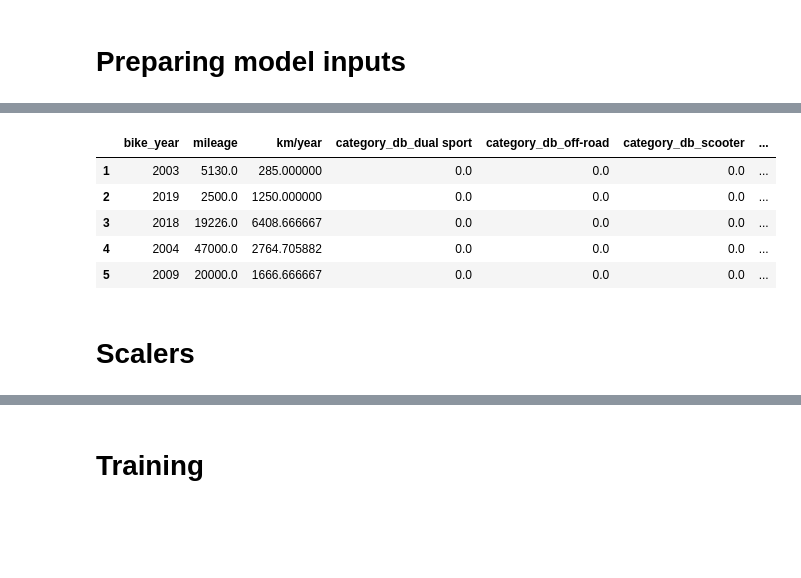
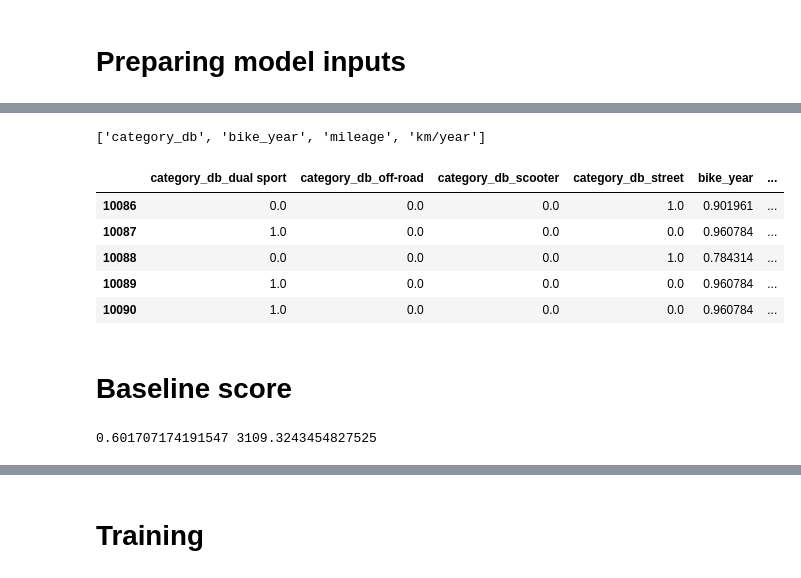
Before and after one commit to AnthonyDF/tresboncoin, a Jupyter notebook: notebooks/victor/moto_analysis_fuzzy.ipynb, the cells around one changed output, grey strips where cells are left out. Cells and saved outputs as stored; diff of their text form; code cells hidden in the pictures; blank space fills up the shorter version.

```diff
--- a/notebooks/victor/moto_analysis_fuzzy.ipynb
+++ b/notebooks/victor/moto_analysis_fuzzy.ipynb
@@ -198,2 +158,4 @@ X_train.head()
 # %%
-df = X_train.copy()
+pipe_multiclass = Pipeline([
+    ('encoder', OneHotEncoder(sparse=False))
+])
@@ -207,9 +162,25 @@ df.drop(columns=feat, inplace = True) # drop initial column
-# %%
-df.head()
-# %% [output]
-|  | bike_year | mileage | km/year | category_db_dual sport | category_db_off-road | category_db_scooter | ... |
-| 1 | 2003 | 5130.0 | 285.000000 | 0.0 | 0.0 | 0.0 | ... |
-| 2 | 2019 | 2500.0 | 1250.000000 | 0.0 | 0.0 | 0.0 | ... |
-| 3 | 2018 | 19226.0 | 6408.666667 | 0.0 | 0.0 | 0.0 | ... |
-| 4 | 2004 | 47000.0 | 2764.705882 | 0.0 | 0.0 | 0.0 | ... |
-| 5 | 2009 | 20000.0 | 1666.666667 | 0.0 | 0.0 | 0.0 | ... |
+# %%
+list(X.columns)
+# %% [output]
+['category_db', 'bike_year', 'mileage', 'km/year']
+# %%
+# applying encoder
+encoder = ColumnTransformer([
+    ('textual', pipe_multiclass, ["category_db"])
+], remainder='passthrough')
+# %%
+# full preprocessor pipeline
+preprocessor = Pipeline([("encoder", encoder),
+                         ('scaler', MinMaxScaler())])
+# %%
+output_pipe_columns = ["category_db_dual sport", "category_db_off-road", "category_db_scooter", "category_db_street", 'bike_year', 'mileage', 'km/year']
+# %%
+X_train_scaled = pd.DataFrame(preprocessor.fit_transform(X), columns=output_pipe_columns)
+X_train_scaled.tail()
+# %% [output]
+|  | category_db_dual sport | category_db_off-road | category_db_scooter | category_db_street | bike_year | ... |
+| 10086 | 0.0 | 0.0 | 0.0 | 1.0 | 0.901961 | ... |
+| 10087 | 1.0 | 0.0 | 0.0 | 0.0 | 0.960784 | ... |
+| 10088 | 0.0 | 0.0 | 0.0 | 1.0 | 0.784314 | ... |
+| 10089 | 1.0 | 0.0 | 0.0 | 0.0 | 0.960784 | ... |
+| 10090 | 1.0 | 0.0 | 0.0 | 0.0 | 0.960784 | ... |
@@ -216,2 +192,2 @@ df.head()
 # %% [markdown]
-# Scalers
+# Baseline score
@@ -217,0 +206,4 @@ df.head()
+# %%
+print(baseline_r2, baseline_rmse)
+# %% [output]
+0.601707174191547 3109.3243454827525
```
Also changed, not shown: parts of 37 cells of this notebook, 9 other files.
